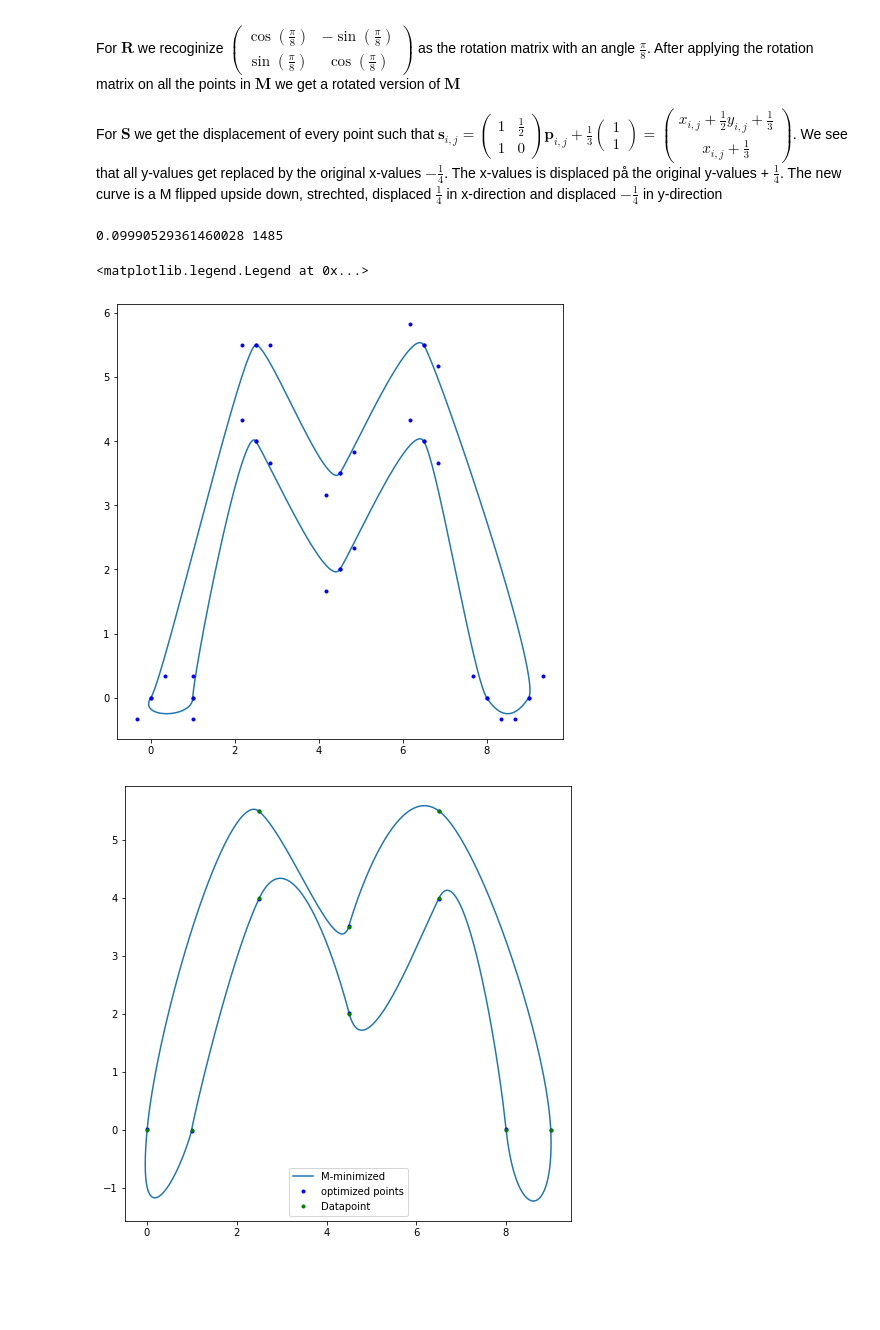
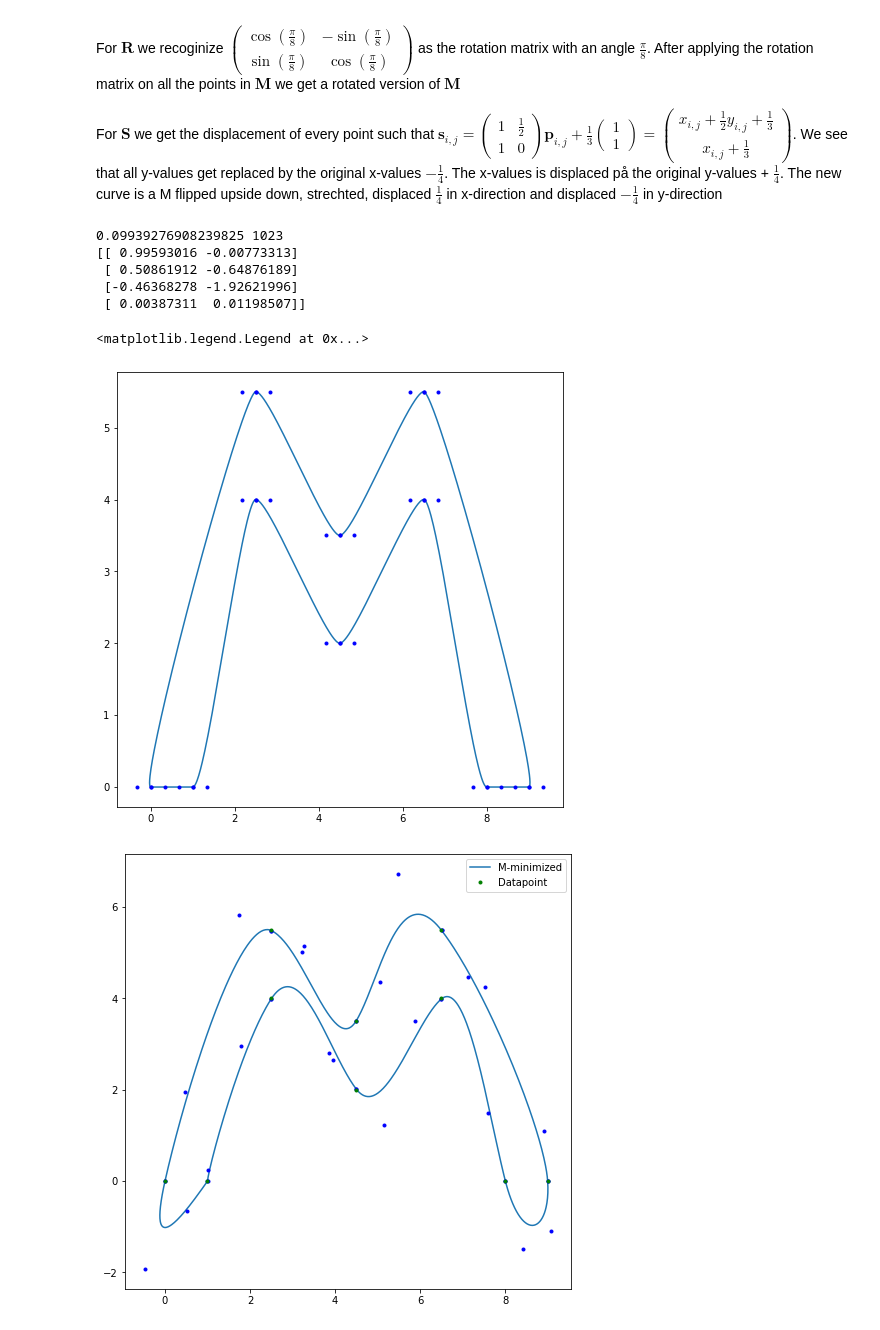
Before and after one commit to markus0800/Nummat2, a Jupyter notebook: project2_task_2e_3.ipynb, the cells around one changed output. Saved outputs shown, nothing was run; the diff lists cells and outputs as text; code cells hidden in the pictures; blank space fills up the shorter version.

```diff
--- a/project2_task_2e_3.ipynb
+++ b/project2_task_2e_3.ipynb
@@ -265,7 +265,6 @@ def make_grid(P):
     return Q
 
 def gradient_F_tilde(Q):
-    Q = np.array([Q[0],Q[1], 2*Q[2] - Q[3], Q[2]])
     return 12*np.array([2*Q[0] - 3*Q[1] + Q[3], -3*Q[0] + 6*Q[1] - 3*Q[2], -3*Q[1] + 6*Q[2] - 3*Q[3], Q[0] - 3*Q[2] + 2*Q[3]])
 
 def gradient_Descent(D, P, n, l):
@@ -273,12 +272,12 @@ def gradient_Descent(D, P, n, l):
         P= P -0.001*(gradient_F_tilde(P) + gradient_H(D, P, l))
     return P
 
-def gradient_F(P,D,l):
+def gradient_G(P,D,l):
     grad_F = np.zeros_like(P)
     #grad_F[:2] = gradient_F_tilde(P[:4])[:2]
     it = 0
     Q = []
-    for i in range(0, len(P)-2,2 ):
+    for i in range(0, len(P)-2,2):
         Q.append(P[i])
         Q.append(P[i+1])
         Q.append(2*P[i+2]- P[i+3])
@@ -299,7 +298,6 @@ def gradient_F(P,D,l):
     grad_F[1] += gradient_F_tilde(Q)[3]
     return grad_F
 
-
 def extend_P(P):
     Q = []
     for i in range(0,len(P)-4, 2):
@@ -315,43 +313,50 @@ def extend_P(P):
     return Q
 # %%
 M = np.array([[0,0], [2.5, 5.5],  [4.5, 3.5], [6.5,5.5], [9,0], [8,0], [6.5,4], [4.5, 2], [2.5,4],[1,0]])
-MV = np.array([[1,1], [1, 0],  [1, 1], [1,-1], [-1,-1], [-1,1], [-1,1], [-1,-1], [-1,1], [0,-1], [0,-1]])
+MV = np.array([[-1,0], [1, 0],  [1, 0], [1,0], [-1,0], [-1,0], [-1,0], [-1,0], [-1,0], [-1,0], [-1,0]])
 
 #M = np.array([[1,9],[1,1],[4,1],[4,3],[2,3],[2,4],[3,4],[3,6],[2,6],[2,7],[4,7],[4,9]])
 #MV = np.array([[-0.5,-0.5],[0.5,-0.5],[0.5,0.5],[-0.5,0.5],[-0.5,0.5],[0.5,0.5],[0.5,0.5],[-0.5,0.5],[-0.5,0.5],[0.5,0.5],[0.5,0.5],[-0.5,0.5]])
 
 P_M = interpolate_periodic(M,MV)
 n,m,d = np.shape(P_M)
 T_M = np.linspace(0,m,1000)
+
 Q_M = compress_P(P_M)
+
 l = 10000
 d = gradient_F(Q_M, P_M[0], l)
 i = 0
 maxiter = 10000
+
 while(np.linalg.norm(d) > 0.1 and i < maxiter ):
-    d = gradient_F(Q_M, P_M[0], l)
+    d = gradient_G(Q_M, M, l)
     Q_M += -0.0001*d
     i +=1
+print(np.linalg.norm(d), i)
 
-print(np.linalg.norm(d), i)
 Q_M2 = make_grid(extend_P(Q_M))
-
 curve_Q = composite_Bezier(Q_M2, T_M)
 curve_P = composite_Bezier(P_M, T_M)
+
+print(Q_M2[:,-1])
 
 plt.figure(figsize = (8,8))
 plt.plot(curve_P[:,0], curve_P[:,1], label ='M-original')
 plt.plot(P_M[:,:,0], P_M[:,:,1], 'b.')
 
 plt.figure(figsize = (8,8))
 plt.plot(curve_Q[:,0], curve_Q[:,1], label ='M-minimized')
-plt.plot(Q_M2[0,:,0], Q_M2[0,:,1], 'b.', label = 'optimized points')
+plt.plot(Q_M2[:,:,0], Q_M2[:,:,1], 'b.')
 plt.plot(M[:,0], M[:,1], 'g.', label = 'Datapoint')
 
 plt.legend()
-#Q_M2[:,-1],P_M[:,-1]
 # %% [output]
-0.09990529361460028 1485
+0.09939276908239825 1023
+[[ 0.99593016 -0.00773313]
+ [ 0.50861912 -0.64876189]
+ [-0.46368278 -1.92621996]
+ [ 0.00387311  0.01198507]]
 <matplotlib.legend.Legend at 0x...>
-[figure, old version]
+[figure, new version]
-[figure, old version]
+[figure, new version]
```
Also changed, not shown: parts of 1 cell of this notebook.
